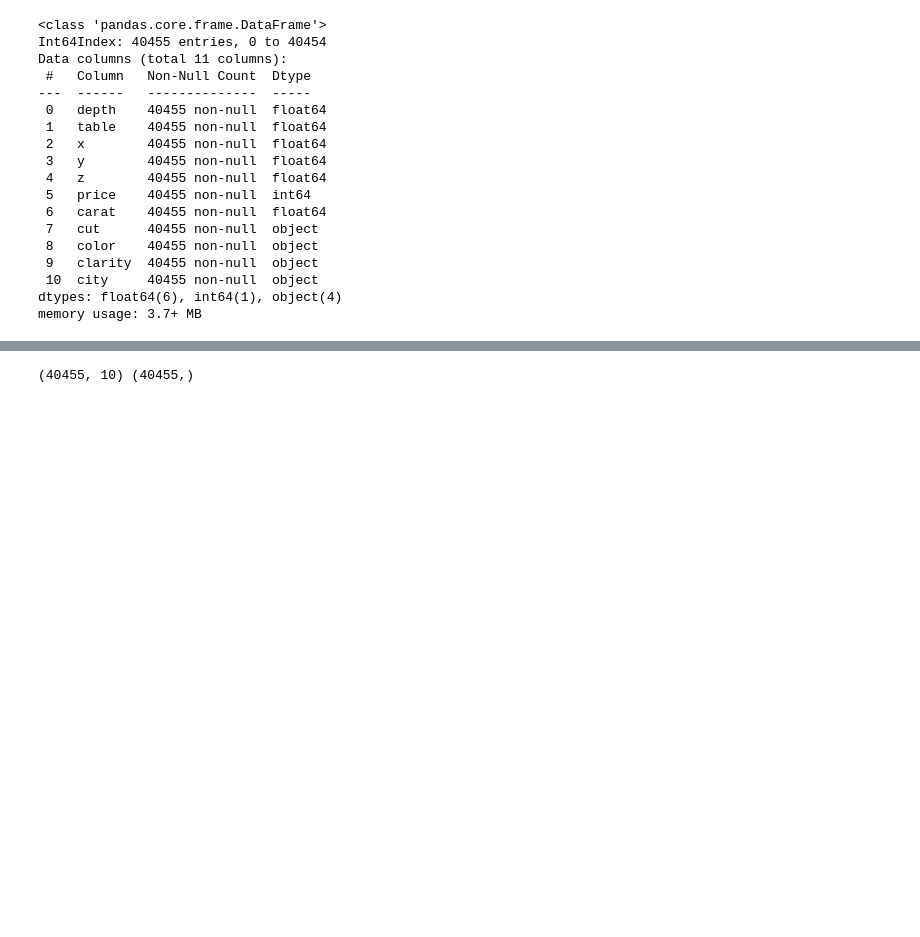
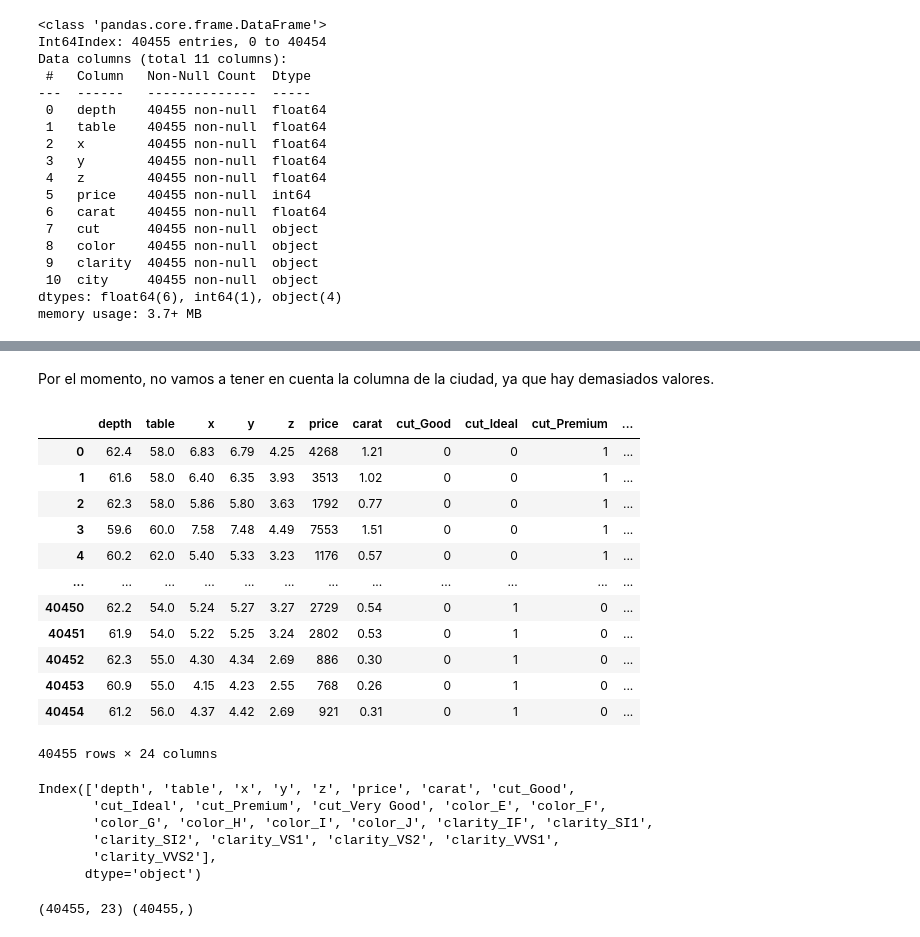
Before and after one commit to ivanrepi/predict_diamond_prices_project_m3, a Jupyter notebook: notebooks/main.ipynb, the cells around one changed output, grey strips where cells are left out. Cells and saved outputs as stored; diff of their text form; code cells hidden in the pictures; blank space fills up the shorter version.

```diff
--- a/notebooks/main.ipynb
+++ b/notebooks/main.ipynb
@@ -56,11 +82,45 @@ memory usage: 3.7+ MB
+# %% [markdown]
+Por el momento, no vamos a tener en cuenta la columna de la ciudad, ya que hay demasiados valores.
+# %%
+df_one_hot_encoding = pd.get_dummies(df,
+                                    columns=['cut', 'color','clarity'],
+                                    drop_first=True)
+df_one_hot_encoding.drop(labels='city', axis=1, inplace=True)
+df_one_hot_encoding
+# %% [output]
+|  | depth | table | x | y | z | price | carat | cut_Good | cut_Ideal | cut_Premium | ... |
+| 0 | 62.4 | 58.0 | 6.83 | 6.79 | 4.25 | 4268 | 1.21 | 0 | 0 | 1 | ... |
+| 1 | 61.6 | 58.0 | 6.40 | 6.35 | 3.93 | 3513 | 1.02 | 0 | 0 | 1 | ... |
+| 2 | 62.3 | 58.0 | 5.86 | 5.80 | 3.63 | 1792 | 0.77 | 0 | 0 | 1 | ... |
+| 3 | 59.6 | 60.0 | 7.58 | 7.48 | 4.49 | 7553 | 1.51 | 0 | 0 | 1 | ... |
+| 4 | 60.2 | 62.0 | 5.40 | 5.33 | 3.23 | 1176 | 0.57 | 0 | 0 | 1 | ... |
+| ... | ... | ... | ... | ... | ... | ... | ... | ... | ... | ... | ... |
+| 40450 | 62.2 | 54.0 | 5.24 | 5.27 | 3.27 | 2729 | 0.54 | 0 | 1 | 0 | ... |
+| 40451 | 61.9 | 54.0 | 5.22 | 5.25 | 3.24 | 2802 | 0.53 | 0 | 1 | 0 | ... |
+| 40452 | 62.3 | 55.0 | 4.30 | 4.34 | 2.69 | 886 | 0.30 | 0 | 1 | 0 | ... |
+| 40453 | 60.9 | 55.0 | 4.15 | 4.23 | 2.55 | 768 | 0.26 | 0 | 1 | 0 | ... |
+| 40454 | 61.2 | 56.0 | 4.37 | 4.42 | 2.69 | 921 | 0.31 | 0 | 1 | 0 | ... |
+40455 rows × 24 columns
+# %%
+df_one_hot_encoding.columns
+# %% [output]
+Index(['depth', 'table', 'x', 'y', 'z', 'price', 'carat', 'cut_Good',
+       'cut_Ideal', 'cut_Premium', 'cut_Very Good', 'color_E', 'color_F',
+       'color_G', 'color_H', 'color_I', 'color_J', 'clarity_IF', 'clarity_SI1',
+       'clarity_SI2', 'clarity_VS1', 'clarity_VS2', 'clarity_VVS1',
+       'clarity_VVS2'],
+      dtype='object')
 # %%
-x_cols=['depth', 'table', 'x', 'y', 'z', 'carat', 'cut', 'color',
-       'clarity', 'city']
-X= df[x_cols]
-y= df['price']
+x_cols=['depth', 'table', 'x', 'y', 'z', 'carat', 'cut_Good',
+       'cut_Ideal', 'cut_Premium', 'cut_Very Good', 'color_E', 'color_F',
+       'color_G', 'color_H', 'color_I', 'color_J', 'clarity_IF', 'clarity_SI1',
+       'clarity_SI2', 'clarity_VS1', 'clarity_VS2', 'clarity_VVS1',
+       'clarity_VVS2']
+X= df_one_hot_encoding[x_cols]
+y= df_one_hot_encoding['price']
 print(X.shape, y.shape)
 # %% [output]
-(40455, 10) (40455,)
+(40455, 23) (40455,)
 # %%
 # Train and test datasets
 
```
Also changed, not shown: parts of 10 cells of this notebook, 1 other file.
